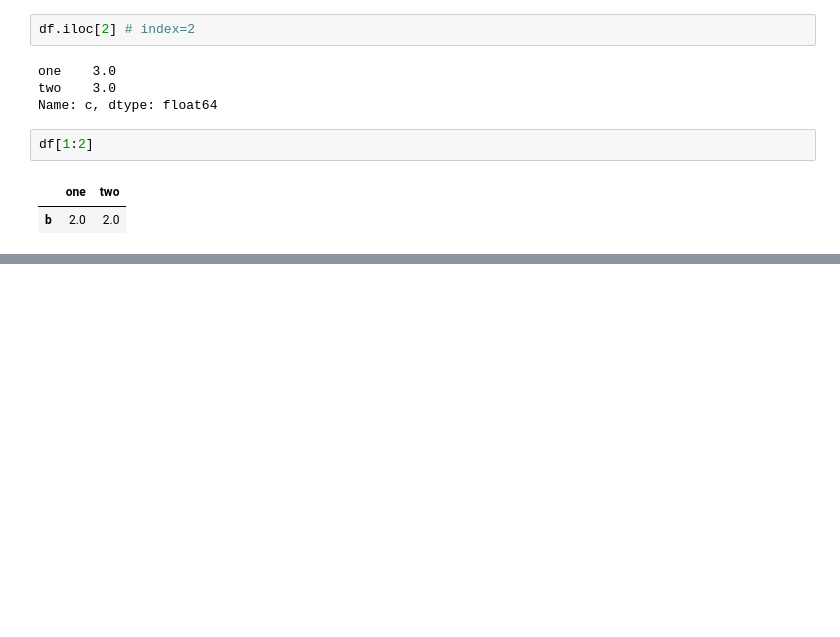
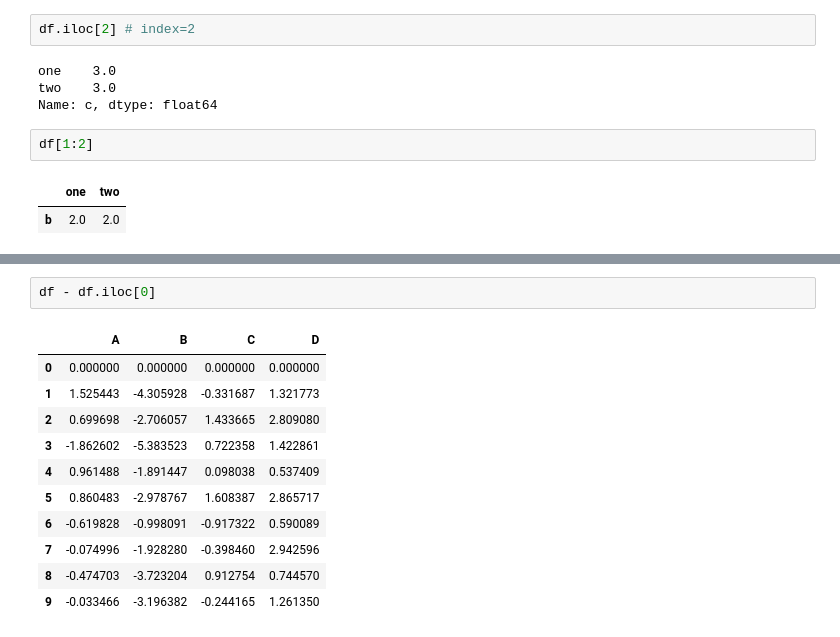
Before and after one commit to mangxiao2018/PandasSample, a Jupyter notebook: 100003-DataFrame.ipynb, the cells around one changed output, grey strips where cells are left out. Drawn from its saved outputs; the diff is of its cells as text; blank space fills up the shorter version.

```diff
--- a/100003-DataFrame.ipynb
+++ b/100003-DataFrame.ipynb
@@ -359,0 +400,14 @@ df[1:2]
+# %%
+df - df.iloc[0]
+# %% [output]
+|  | A | B | C | D |
+| 0 | 0.000000 | 0.000000 | 0.000000 | 0.000000 |
+| 1 | 1.525443 | -4.305928 | -0.331687 | 1.321773 |
+| 2 | 0.699698 | -2.706057 | 1.433665 | 2.809080 |
+| 3 | -1.862602 | -5.383523 | 0.722358 | 1.422861 |
+| 4 | 0.961488 | -1.891447 | 0.098038 | 0.537409 |
+| 5 | 0.860483 | -2.978767 | 1.608387 | 2.865717 |
+| 6 | -0.619828 | -0.998091 | -0.917322 | 0.590089 |
+| 7 | -0.074996 | -1.928280 | -0.398460 | 2.942596 |
+| 8 | -0.474703 | -3.723204 | 0.912754 | 0.744570 |
+| 9 | -0.033466 | -3.196382 | -0.244165 | 1.261350 |
```
Also changed, not shown: parts of 15 cells of this notebook.
